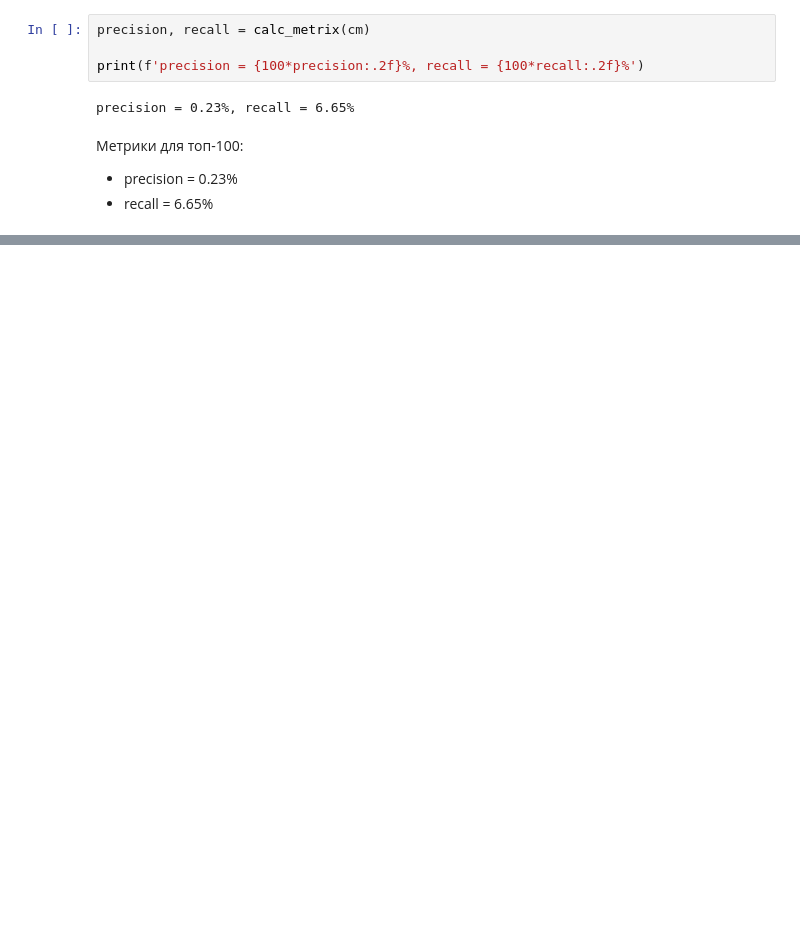
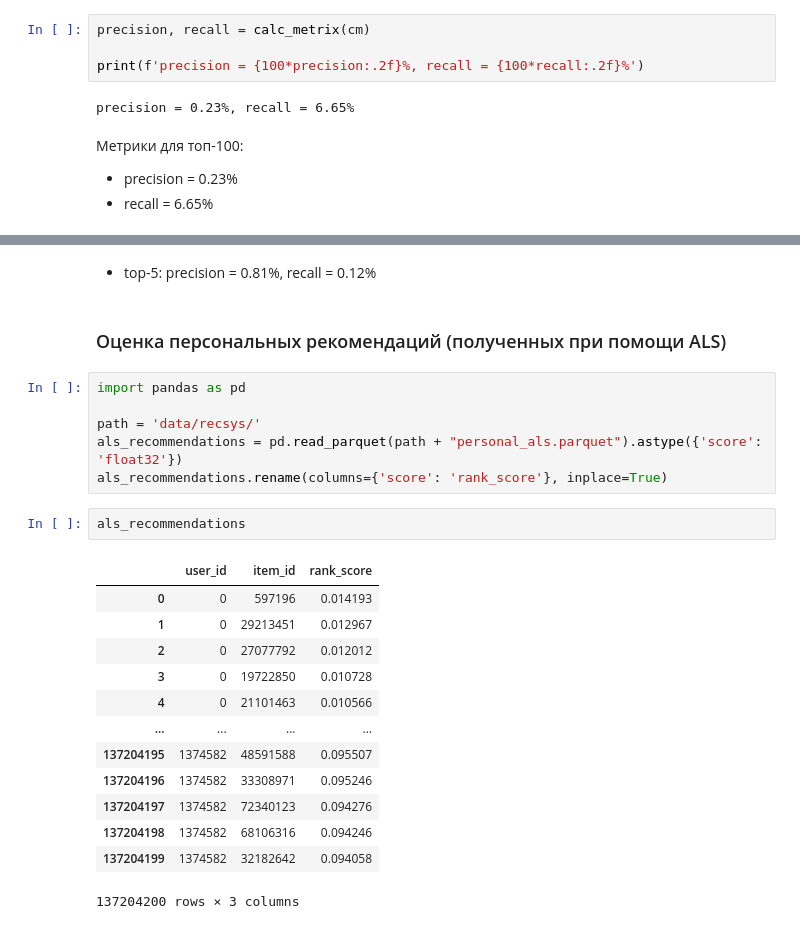
Before and after one commit to khromenko/mle-project-sprint-4-v001, a Jupyter notebook: recommendations.ipynb, the cells around one changed output, grey strips where cells are left out. Saved outputs shown, nothing was run; the diff lists cells and outputs as text; blank space fills up the shorter version.

```diff
--- a/recommendations.ipynb
+++ b/recommendations.ipynb
@@ -1998,0 +2087,26 @@ print(f'top-{top_k}: precision = {100*precision:.2f}%, recall = {100*recall:.2f}
+# %% [markdown]
+- top-5: precision = 0.81%, recall = 0.12%
+# %% [markdown]
+### Оценка персональных рекомендаций (полученных при помощи ALS)
+# %%
+import pandas as pd
+
+path = 'data/recsys/'
+als_recommendations = pd.read_parquet(path + "personal_als.parquet").astype({'score': 'float32'})
+als_recommendations.rename(columns={'score': 'rank_score'}, inplace=True)
+# %%
+als_recommendations
+# %% [output]
+|  | user_id | item_id | rank_score |
+| 0 | 0 | 597196 | 0.014193 |
+| 1 | 0 | 29213451 | 0.012967 |
+| 2 | 0 | 27077792 | 0.012012 |
+| 3 | 0 | 19722850 | 0.010728 |
+| 4 | 0 | 21101463 | 0.010566 |
+| ... | ... | ... | ... |
+| 137204195 | 1374582 | 48591588 | 0.095507 |
+| 137204196 | 1374582 | 33308971 | 0.095246 |
+| 137204197 | 1374582 | 72340123 | 0.094276 |
+| 137204198 | 1374582 | 68106316 | 0.094246 |
+| 137204199 | 1374582 | 32182642 | 0.094058 |
+137204200 rows × 3 columns
```
Also changed, not shown: parts of 32 cells of this notebook.
